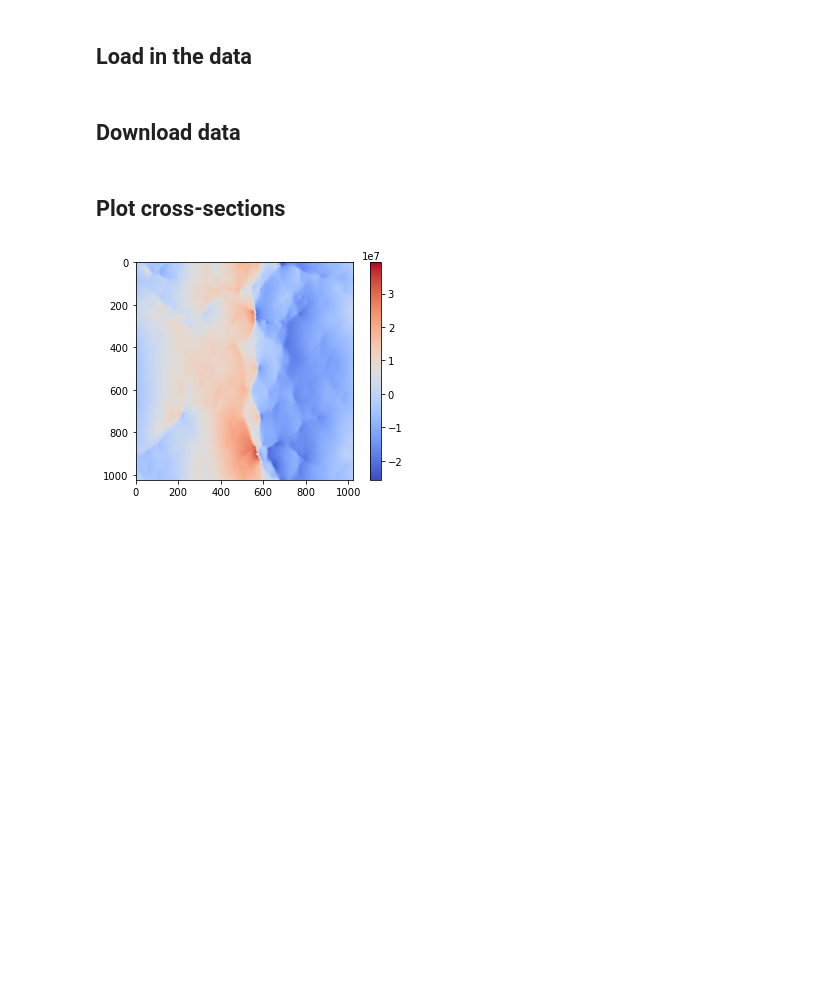
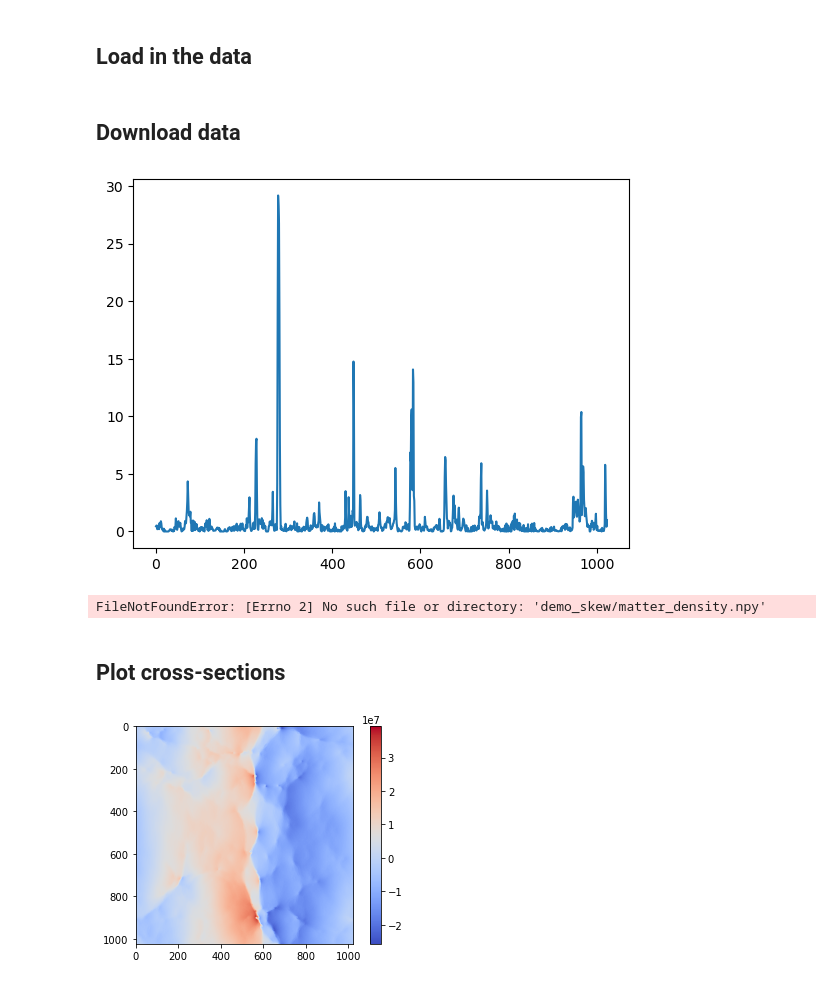
Before and after one commit to Jupiter1994/lya-tf, a Jupyter notebook: data_exploration.ipynb, the cells around one changed output. Saved outputs shown, nothing was run; the diff lists cells and outputs as text; code cells hidden in the pictures; blank space fills up the shorter version.

Commit message:
added demo_skew

```diff
--- a/data_exploration.ipynb
+++ b/data_exploration.ipynb
@@ -13,31 +13,42 @@ tf_h5 = h5py.File(tf_filename,'r')
 # %% [markdown]
 ## Download data
 # %%
-shape = [2,2,1024]
-inds = (slice(0,shape[0]), slice(0,shape[1]), slice(0, shape[2]))
+# shape = [2,2,1024]
+# inds = (slice(0,shape[0]), slice(0,shape[1]), slice(0, shape[2]))
+
+# take a random skewer
+i1 = 957
+i2 = 879
+inds = (slice(i1, i1+1), slice(i2, i2+1), slice(0,1024))
 
 # numpy arrays
 DM_dens = h5['native_fields']['matter_density'][()][inds] # rho
 baryon_dens = h5['native_fields']['baryon_density'][()][inds] # rho_b
 temperature = h5['native_fields']['temperature'][()][inds] # T
-vel_b = h5['native_fields']['velocity_z'][()][inds] # v_b
 
-n_HI = tf_h5['nhi'][()] # number density of HI
 tau_real = tf_h5['tau_real'][()] # real-space optical depth
-tau_red = tf_h5['tau_red'][()] # redshift-space optical depth
-
-h5.close()
-tf_h5.close()
+# %%
+plt.plot(np.squeeze(DM_dens), label=r"true $\rho$")
+plt.show()
+# %% [output]
+[figure, added]
 # %%
 # save as npy files
-np.save("2x2x1024/matter_density.npy", DM_dens)
-np.save("2x2x1024/baryon_density.npy", baryon_dens)
-np.save("2x2x1024/temperature.npy", temperature)
-np.save("2x2x1024/vel_b.npy", vel_b)
+np.save("demo_skew/matter_density.npy", DM_dens)
+np.save("demo_skew/baryon_density.npy", baryon_dens)
+np.save("demo_skew/temperature.npy", temperature)
+np.save("demo_skew/tau_real.npy", tau_real)
 
-# np.save("2x2x1024/n_hi.npy", n_HI)
-np.save("2x2x1024/tau_real.npy", tau_real)
-np.save("2x2x1024/tau_red.npy", tau_red)
+# save as h5 files
+# write_field(DM_dens, "matter_density", "native_fields_2x2x1024.h5")
+# write_field(baryon_dens, "baryon_density", "native_fields_2x2x1024.h5")
+# write_field(temperature, "temperature", "native_fields_2x2x1024.h5")
+
+# close files
+h5.close()
+tf_h5.close()
+# %% [output]
+FileNotFoundError: [Errno 2] No such file or directory: 'demo_skew/matter_density.npy'
 # %% [markdown]
 ## Plot cross-sections
 # %%
```
Also changed, not shown: 4 other files.
